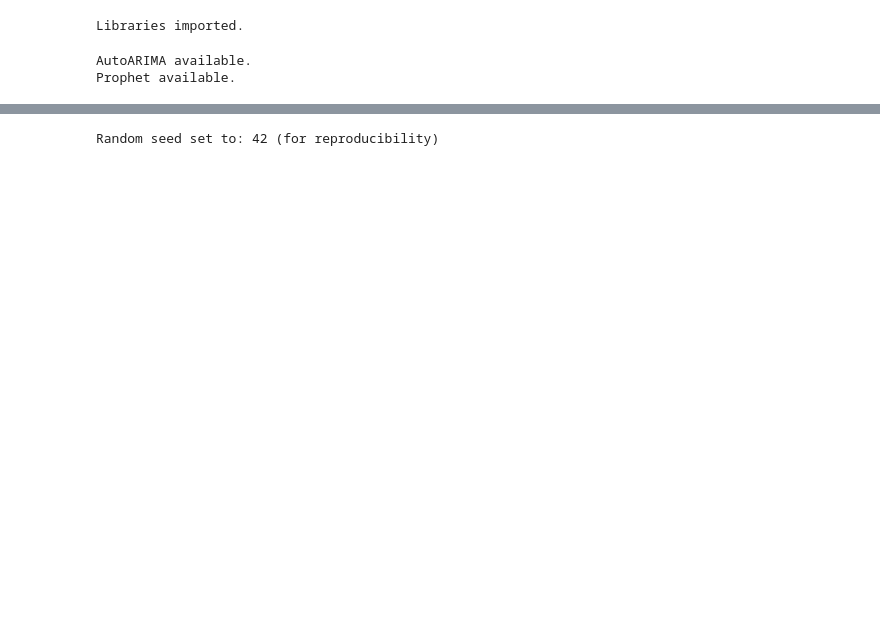
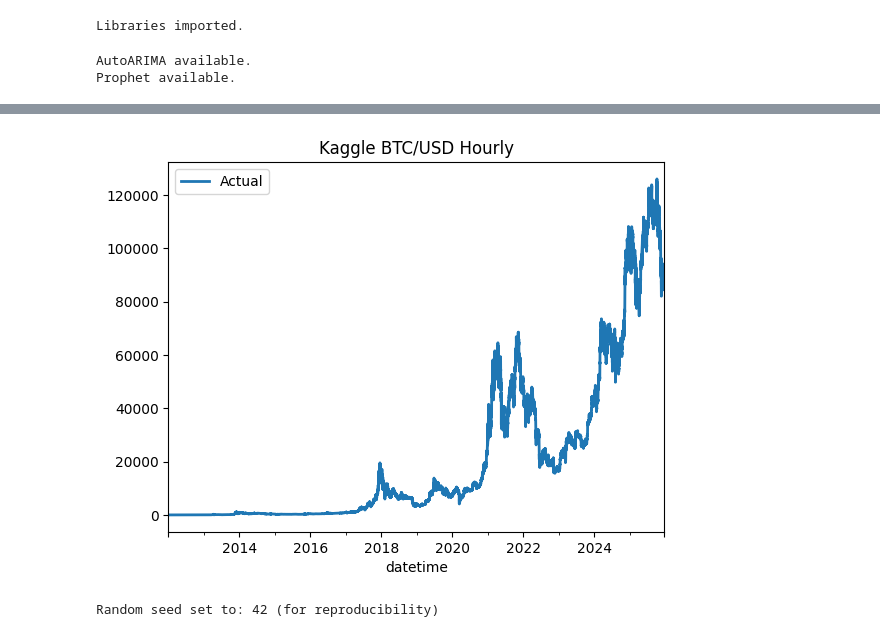
Before and after one commit to ContiHan/Statistika, a Jupyter notebook: forecasting/05_forecasting_kaggle_btcusd_hourly.ipynb, the cells around one changed output, grey strips where cells are left out. Drawn from its saved outputs; the diff is of its cells as text; code cells hidden in the pictures; blank space fills up the shorter version.

```diff
--- a/forecasting/05_forecasting_kaggle_btcusd_hourly.ipynb
+++ b/forecasting/05_forecasting_kaggle_btcusd_hourly.ipynb
@@ -56,8 +56,8 @@ DATASET_CONFIG = {
     'file_path': '../datasets/kaggle_btcusd_hourly.csv',
 
     # Column names
-    'time_column': 'timestamp',      # Name of the datetime column
-    'target_column': 'close',      # Name of the target variable column
+    'time_column': 'datetime',      # Name of the datetime column
+    'target_column': 'btc_usd',      # Name of the target variable column
 
     # Time series frequency and test split
     'frequency': 'H',               # 'MS'=monthly, 'QS'=quarterly, 'YS'=yearly, 'H'=hourly, 'D'=daily
@@ -94,7 +94,7 @@ DATASET_CONFIG = {
 
 # DATASET_CONFIG = {
 #     'file_path': '../datasets/kaggle_btcusd_hourly.csv',
-#     'time_column': 'timestamp', 'target_column': 'close',
+#     'time_column': 'datetime', 'target_column': 'btc_usd',
 #     'frequency': 'H', 'test_periods': 168, 'seasonal_period': 24,  # 168 = 7 days
 #     'name': 'Kaggle BTC/USD Hourly'
 # }
@@ -148,3 +152,4 @@ KeyError: 'timestamp'
+[figure, added]
 # %%
 # 3. Define Evaluation Metrics and Logging
 
```
Also changed, not shown: parts of 6 cells of this notebook, 4 other files.
